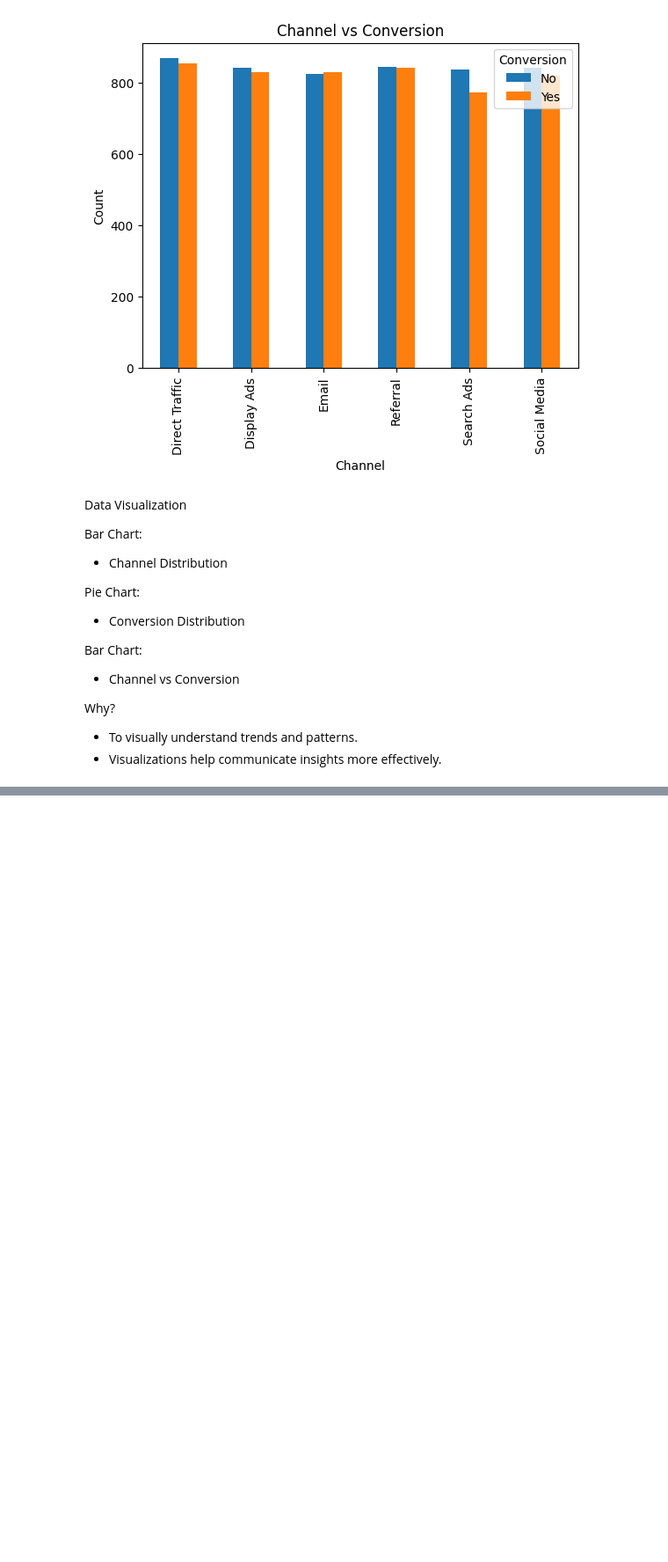
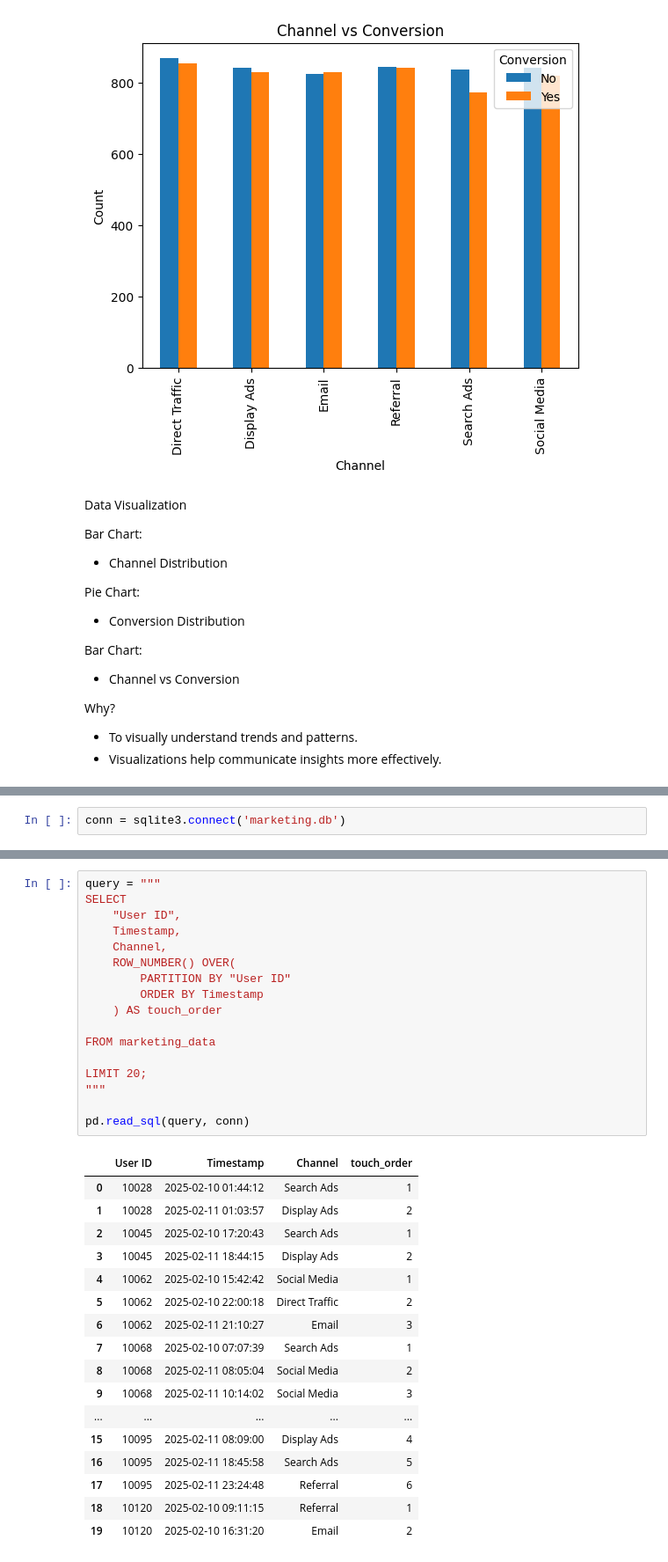
Before and after one commit to SUKstudent/Infotact_Data_Analytics_Internship, a Jupyter notebook: notebooks/EDA.ipynb, the cells around one changed output, grey strips where cells are left out. Shown at 88% size. Drawn from its saved outputs; the diff is of its cells as text; blank space fills up the shorter version.

```diff
--- a/notebooks/EDA.ipynb
+++ b/notebooks/EDA.ipynb
@@ -234,0 +357,2 @@ Why?
+# %%
+conn = sqlite3.connect('marketing.db')
@@ -234,0 +416,35 @@ Why?
+# %%
+query = """
+SELECT
+    "User ID",
+    Timestamp,
+    Channel,
+    ROW_NUMBER() OVER(
+        PARTITION BY "User ID"
+        ORDER BY Timestamp
+    ) AS touch_order
+
+FROM marketing_data
+
+LIMIT 20;
+"""
+
+pd.read_sql(query, conn)
+# %% [output]
+|  | User ID | Timestamp | Channel | touch_order |
+| 0 | 10028 | 2025-02-10 01:44:12 | Search Ads | 1 |
+| 1 | 10028 | 2025-02-11 01:03:57 | Display Ads | 2 |
+| 2 | 10045 | 2025-02-10 17:20:43 | Search Ads | 1 |
+| 3 | 10045 | 2025-02-11 18:44:15 | Display Ads | 2 |
+| 4 | 10062 | 2025-02-10 15:42:42 | Social Media | 1 |
+| 5 | 10062 | 2025-02-10 22:00:18 | Direct Traffic | 2 |
+| 6 | 10062 | 2025-02-11 21:10:27 | Email | 3 |
+| 7 | 10068 | 2025-02-10 07:07:39 | Search Ads | 1 |
+| 8 | 10068 | 2025-02-11 08:05:04 | Social Media | 2 |
+| 9 | 10068 | 2025-02-11 10:14:02 | Social Media | 3 |
+| ... | ... | ... | ... | ... |
+| 15 | 10095 | 2025-02-11 08:09:00 | Display Ads | 4 |
+| 16 | 10095 | 2025-02-11 18:45:58 | Search Ads | 5 |
+| 17 | 10095 | 2025-02-11 23:24:48 | Referral | 6 |
+| 18 | 10120 | 2025-02-10 09:11:15 | Referral | 1 |
+| 19 | 10120 | 2025-02-10 16:31:20 | Email | 2 |
```
Also changed, not shown: parts of 21 cells of this notebook.
